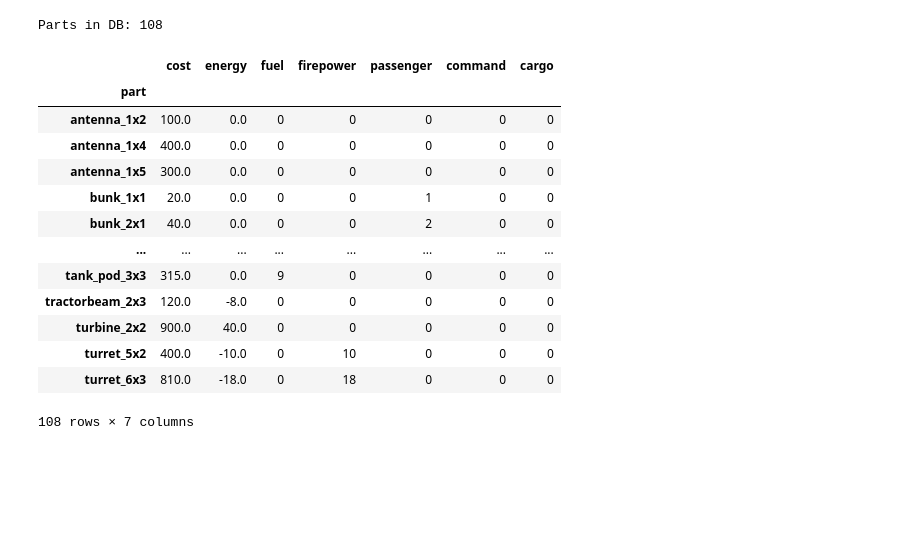
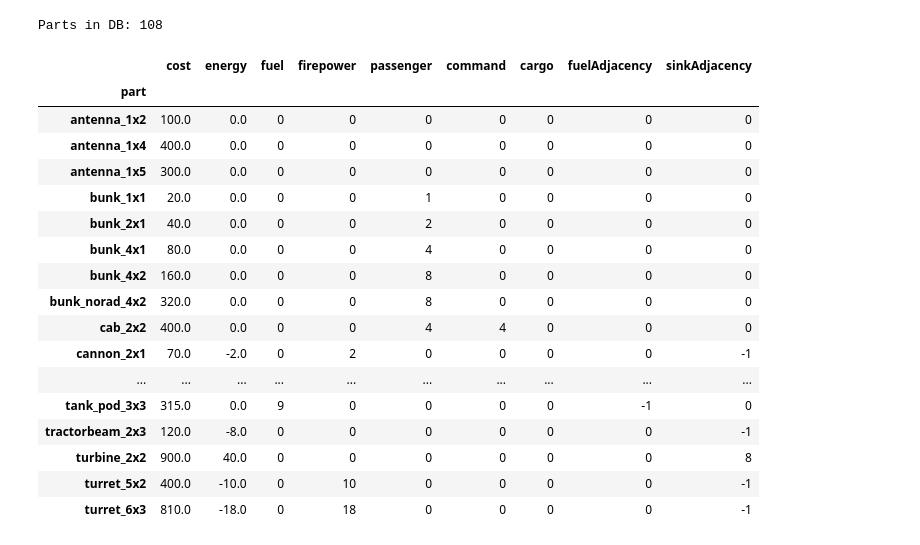
Before and after one commit to Cixelyn/sunshinesolver, a Jupyter notebook: solver.ipynb, the cells around one changed output. Saved outputs shown, nothing was run; the diff lists cells and outputs as text; code cells hidden in the pictures; blank space fills up the shorter version.

Commit message:
adding in fuel + heatsink constraints

```diff
--- a/solver.ipynb
+++ b/solver.ipynb
@@ -12,41 +18,58 @@ print(f"Parts in DB: {len(costs)}")
 # %% [output]
 Parts in DB: 108
 # %%
-def prop_vector(prop_name):
-    return np.array([data.get(prop_name, 0) for _, data in costs])
+def prop_vector(prop_name, default=0):
+    return np.array([data.get(prop_name, default) for _, data in costs])
 
 names = [n for n, _ in costs]
 hitboxes = [np.array(data.get('hitbox', np.ones([data.get('width'),data.get('height')]))) for _, data in costs]
 area = np.array([np.count_nonzero(hb) for hb in hitboxes])
+
+borders = np.array([[not x in ob for x in range(4)] for ob in prop_vector('mustBeUnobstructed', [])])
+
+perimeter = \
+    prop_vector('height') * borders[:,0] + \
+    prop_vector('width') * borders[:, 1] + \
+    prop_vector('height') * borders[:, 2] + \
+    prop_vector('width') * borders[:, 3]
 
 data = pd.DataFrame({
     'part': names,
     'cost': area * prop_vector('cost'),
     'energy': area * prop_vector('energy'),
     'fuel': area * prop_vector('fuel'),
     'firepower': area * prop_vector('firepower'),
     'passenger': area * prop_vector('quarters'),
     'command': area * prop_vector('command'),
     'cargo': area * prop_vector('cargo'),
+    'fuelAdjacency': prop_vector('pump') * perimeter - prop_vector('mustTouchFuelPump'),
+    'sinkAdjacency': prop_vector('heatsink') * perimeter - prop_vector('heat'),
 })
+
+pd.set_option('display.max_rows', None)
+pd.set_option('display.max_columns', None)
 
 data.set_index('part', inplace=True)
 data
 # %% [output]
-|  | cost | energy | fuel | firepower | passenger | command | cargo |
-| part |  |  |  |  |  |  |  |
-| antenna_1x2 | 100.0 | 0.0 | 0 | 0 | 0 | 0 | 0 |
-| antenna_1x4 | 400.0 | 0.0 | 0 | 0 | 0 | 0 | 0 |
-| antenna_1x5 | 300.0 | 0.0 | 0 | 0 | 0 | 0 | 0 |
-| bunk_1x1 | 20.0 | 0.0 | 0 | 0 | 1 | 0 | 0 |
-| bunk_2x1 | 40.0 | 0.0 | 0 | 0 | 2 | 0 | 0 |
-| ... | ... | ... | ... | ... | ... | ... | ... |
-| tank_pod_3x3 | 315.0 | 0.0 | 9 | 0 | 0 | 0 | 0 |
-| tractorbeam_2x3 | 120.0 | -8.0 | 0 | 0 | 0 | 0 | 0 |
-| turbine_2x2 | 900.0 | 40.0 | 0 | 0 | 0 | 0 | 0 |
-| turret_5x2 | 400.0 | -10.0 | 0 | 10 | 0 | 0 | 0 |
-| turret_6x3 | 810.0 | -18.0 | 0 | 18 | 0 | 0 | 0 |
+|  | cost | energy | fuel | firepower | passenger | command | cargo | fuelAdjacency | sinkAdjacency |
+| part |  |  |  |  |  |  |  |  |  |
+| antenna_1x2 | 100.0 | 0.0 | 0 | 0 | 0 | 0 | 0 | 0 | 0 |
+| antenna_1x4 | 400.0 | 0.0 | 0 | 0 | 0 | 0 | 0 | 0 | 0 |
+| antenna_1x5 | 300.0 | 0.0 | 0 | 0 | 0 | 0 | 0 | 0 | 0 |
+| bunk_1x1 | 20.0 | 0.0 | 0 | 0 | 1 | 0 | 0 | 0 | 0 |
+| bunk_2x1 | 40.0 | 0.0 | 0 | 0 | 2 | 0 | 0 | 0 | 0 |
+| bunk_4x1 | 80.0 | 0.0 | 0 | 0 | 4 | 0 | 0 | 0 | 0 |
+| bunk_4x2 | 160.0 | 0.0 | 0 | 0 | 8 | 0 | 0 | 0 | 0 |
+| bunk_norad_4x2 | 320.0 | 0.0 | 0 | 0 | 8 | 0 | 0 | 0 | 0 |
+| cab_2x2 | 400.0 | 0.0 | 0 | 0 | 4 | 4 | 0 | 0 | 0 |
+| cannon_2x1 | 70.0 | -2.0 | 0 | 2 | 0 | 0 | 0 | 0 | -1 |
+| ... | ... | ... | ... | ... | ... | ... | ... | ... | ... |
+| tank_pod_3x3 | 315.0 | 0.0 | 9 | 0 | 0 | 0 | 0 | -1 | 0 |
+| tractorbeam_2x3 | 120.0 | -8.0 | 0 | 0 | 0 | 0 | 0 | 0 | -1 |
+| turbine_2x2 | 900.0 | 40.0 | 0 | 0 | 0 | 0 | 0 | 0 | 8 |
+| turret_5x2 | 400.0 | -10.0 | 0 | 10 | 0 | 0 | 0 | 0 | -1 |
+| turret_6x3 | 810.0 | -18.0 | 0 | 18 | 0 | 0 | 0 | 0 | -1 |
-108 rows × 7 columns
 # %%
 model = ConcreteModel()
 model.x = Var(names, domain=NonNegativeIntegers)
```
Also changed, not shown: parts of 2 cells of this notebook.
